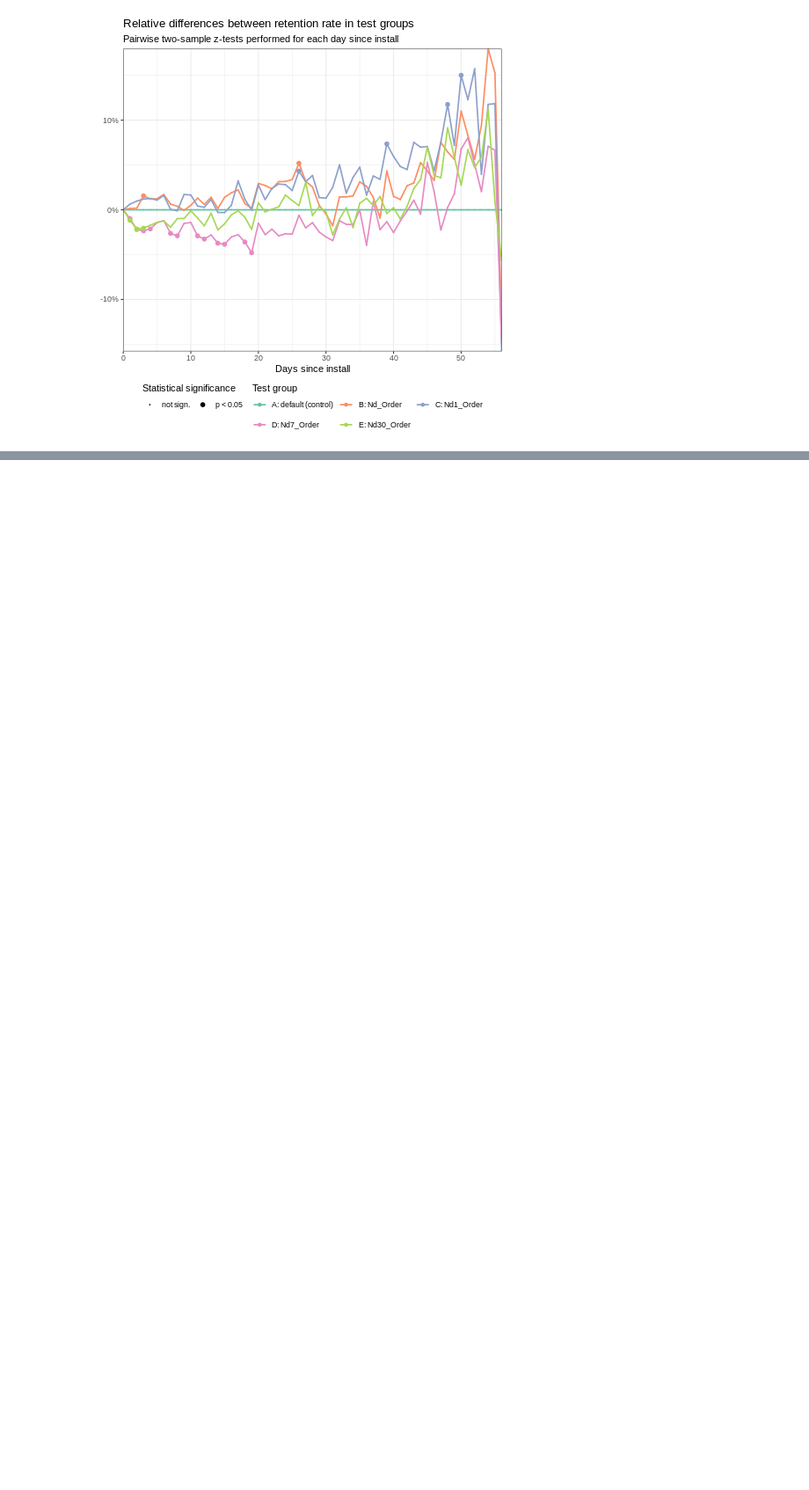
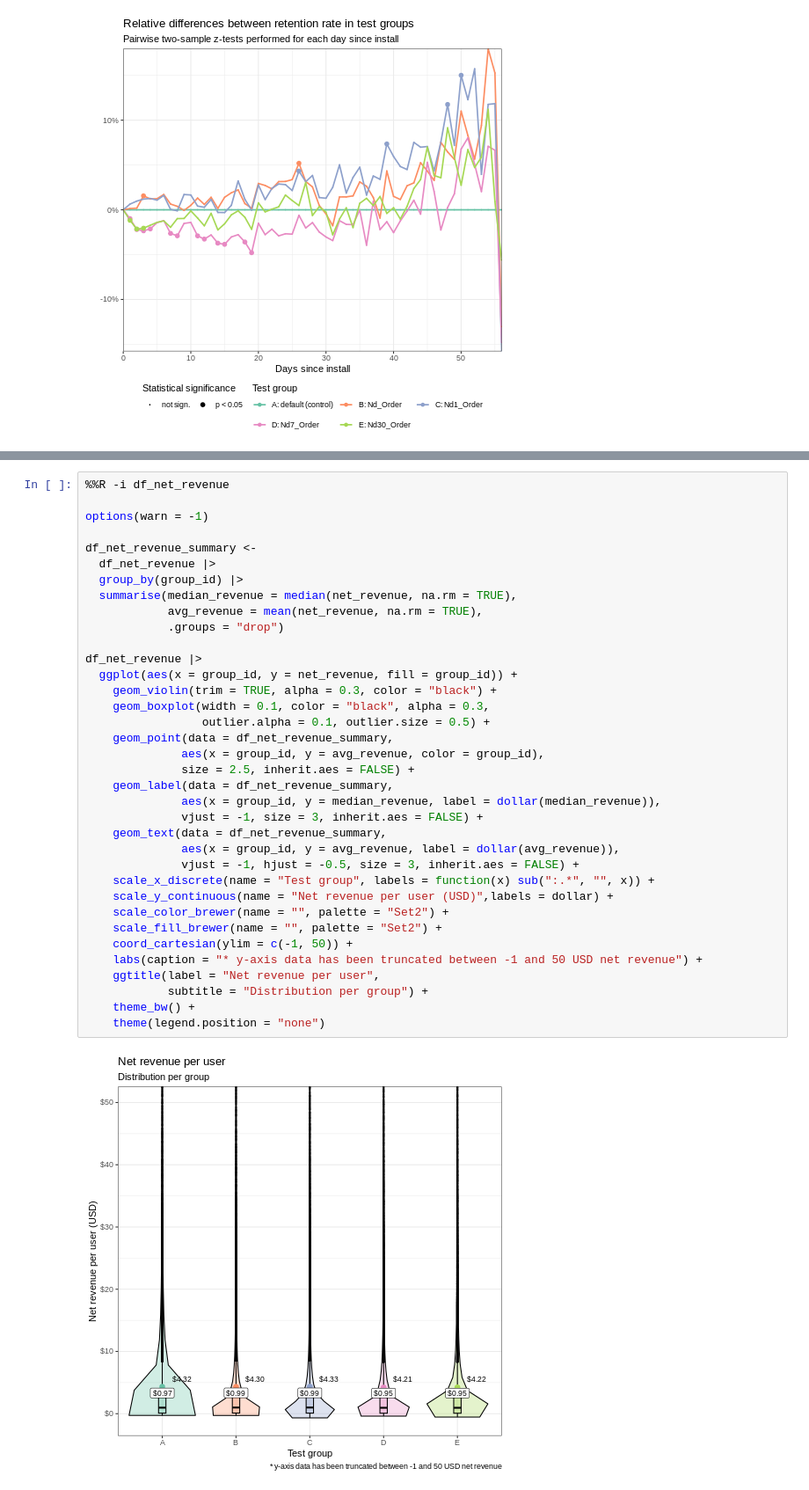
Before and after one commit to PedroNVSRamos/justplay_casestudy, a Jupyter notebook: justplay_casestudy.ipynb, the cells around one changed output, grey strips where cells are left out. Shown at 88% size. Saved outputs shown, nothing was run; the diff lists cells and outputs as text; blank space fills up the shorter version.

```diff
--- a/justplay_casestudy.ipynb
+++ b/justplay_casestudy.ipynb
@@ -990,3 +1020,41 @@ df_net_revenue |>
+# %%
+%%R -i df_net_revenue
+
+options(warn = -1)
+
+df_net_revenue_summary <-
+  df_net_revenue |>
+  group_by(group_id) |>
+  summarise(median_revenue = median(net_revenue, na.rm = TRUE),
+            avg_revenue = mean(net_revenue, na.rm = TRUE),
+            .groups = "drop")
+
+df_net_revenue |>
+  ggplot(aes(x = group_id, y = net_revenue, fill = group_id)) +
+    geom_violin(trim = TRUE, alpha = 0.3, color = "black") +
+    geom_boxplot(width = 0.1, color = "black", alpha = 0.3,
+                 outlier.alpha = 0.1, outlier.size = 0.5) +
+    geom_point(data = df_net_revenue_summary,
+              aes(x = group_id, y = avg_revenue, color = group_id),
+              size = 2.5, inherit.aes = FALSE) +
+    geom_label(data = df_net_revenue_summary,
+              aes(x = group_id, y = median_revenue, label = dollar(median_revenue)),
+              vjust = -1, size = 3, inherit.aes = FALSE) +
+    geom_text(data = df_net_revenue_summary,
+              aes(x = group_id, y = avg_revenue, label = dollar(avg_revenue)),
+              vjust = -1, hjust = -0.5, size = 3, inherit.aes = FALSE) +
+    scale_x_discrete(name = "Test group", labels = function(x) sub(":.*", "", x)) +
+    scale_y_continuous(name = "Net revenue per user (USD)",labels = dollar) +
+    scale_color_brewer(name = "", palette = "Set2") +
+    scale_fill_brewer(name = "", palette = "Set2") +
+    coord_cartesian(ylim = c(-1, 50)) +
+    labs(caption = "* y-axis data has been truncated between -1 and 50 USD net revenue") +
+    ggtitle(label = "Net revenue per user",
+            subtitle = "Distribution per group") +
+    theme_bw() +
+    theme(legend.position = "none")
+# %% [output]
+[figure, added]
 # %% [markdown]
 The previous violin/boxplot charts show evidences that test groups distributions are visibly different from control. However, it is important to verify if those differences are statistically significant and measure their effect size.
 
```
Also changed, not shown: parts of 30 cells of this notebook.
